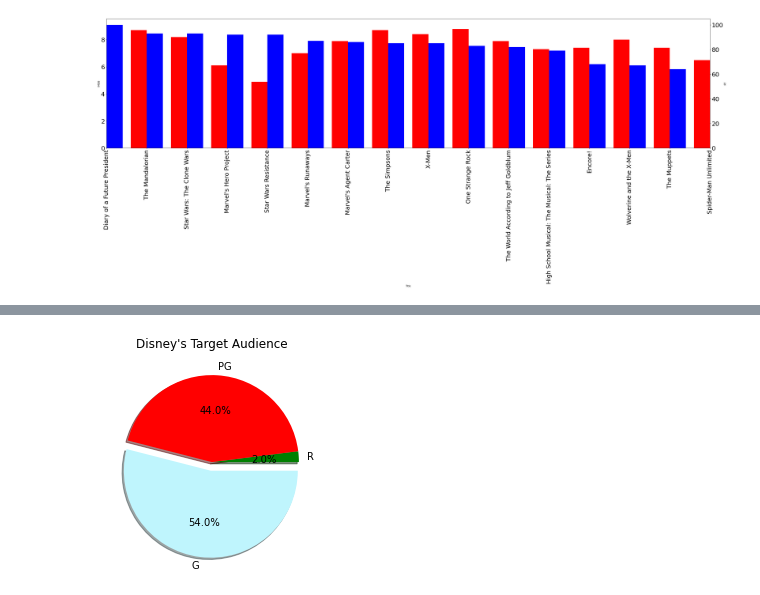
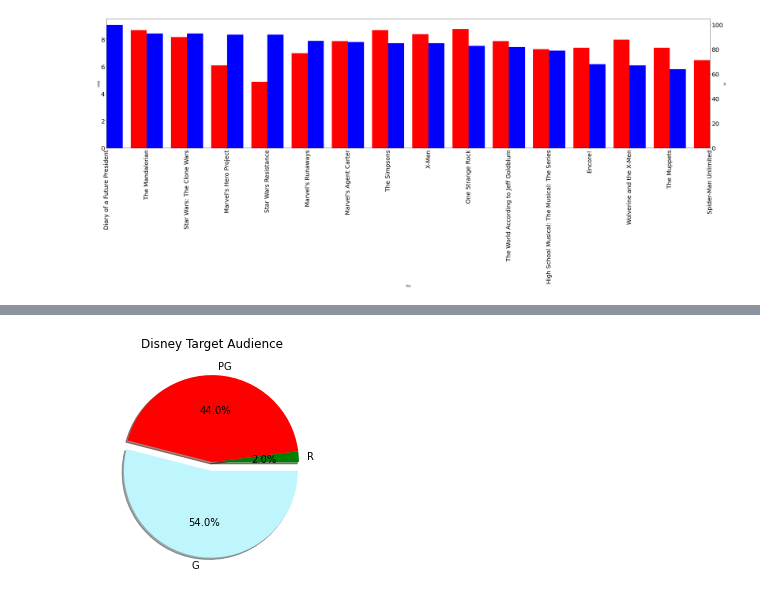
Before and after one commit to Tgreenhu/streaming-platform-analysis, a Jupyter notebook: Streaming Platforms/disney.ipynb, the cells around one changed output, grey strips where cells are left out. Cells and saved outputs as stored; diff of their text form; code cells hidden in the pictures.

```diff
--- a/Streaming Platforms/disney.ipynb
+++ b/Streaming Platforms/disney.ipynb
@@ -238,14 +242,15 @@ The correlation between both factors is 0.44
 # %%
 # Disney Target Audience pie chart
 
 disney_age_group = disney_df.groupby("Age")
 age_count = disney_age_group.count()
 
 explode = (0,0,0.1)
 labels = ['R','PG','G']
 colors = ['green','red','#BFF5FD','yellow']
 
 plt.pie(age_count['Title'],explode = explode, labels = labels, colors = colors,autopct="%1.1f%%", shadow=True);
-plt.title("Disney's Target Audience");
+plt.title("Disney Target Audience");
+plt.savefig("../Charts/disney_audience.pdf")
 # %% [output]
-[figure, old version]
+[figure, new version]
```
Also changed, not shown: parts of 3 cells of this notebook, 20 other files.
